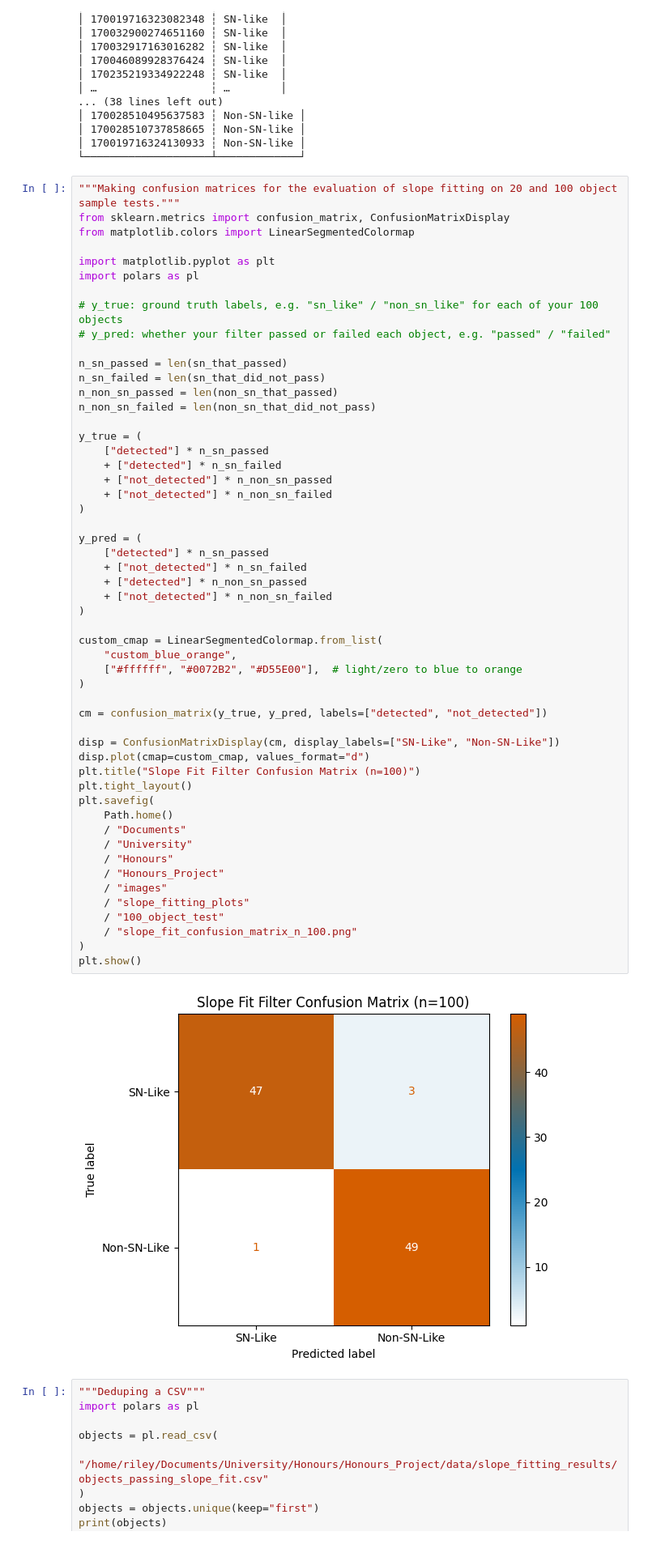
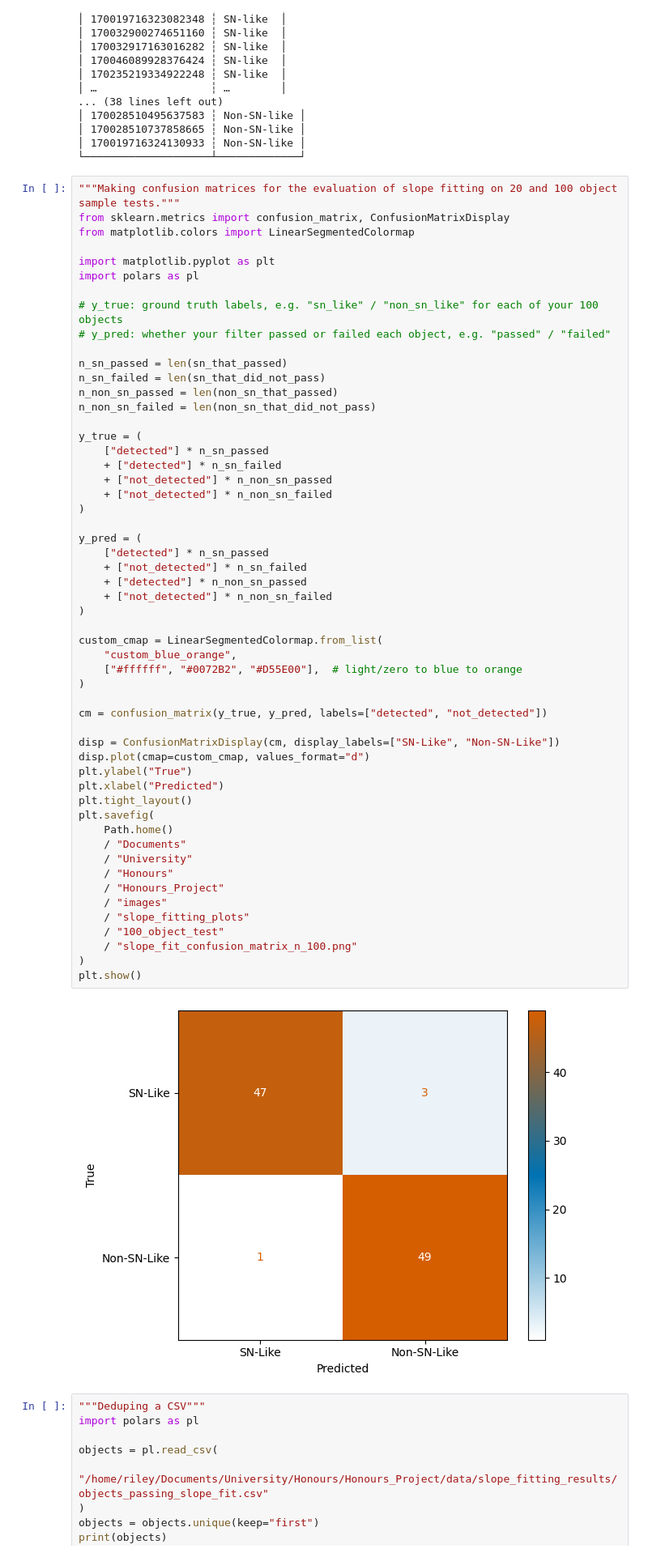
Before and after one commit to Webd0g/Honours_Project, a Jupyter notebook: notebooks/draft_scripts_and_small_scripts.ipynb, the cells around one changed output. Shown at 81% size. Cells and saved outputs as stored; diff of their text form.

```diff
--- a/notebooks/draft_scripts_and_small_scripts.ipynb
+++ b/notebooks/draft_scripts_and_small_scripts.ipynb
@@ -2446,35 +2446,36 @@ y_true = (
 y_pred = (
     ["detected"] * n_sn_passed
     + ["not_detected"] * n_sn_failed
     + ["detected"] * n_non_sn_passed
     + ["not_detected"] * n_non_sn_failed
 )
 
 custom_cmap = LinearSegmentedColormap.from_list(
     "custom_blue_orange",
     ["#ffffff", "#0072B2", "#D55E00"],  # light/zero to blue to orange
 )
 
 cm = confusion_matrix(y_true, y_pred, labels=["detected", "not_detected"])
 
 disp = ConfusionMatrixDisplay(cm, display_labels=["SN-Like", "Non-SN-Like"])
 disp.plot(cmap=custom_cmap, values_format="d")
-plt.title("Slope Fit Filter Confusion Matrix (n=100)")
+plt.ylabel("True")
+plt.xlabel("Predicted")
 plt.tight_layout()
 plt.savefig(
     Path.home()
     / "Documents"
     / "University"
     / "Honours"
     / "Honours_Project"
     / "images"
     / "slope_fitting_plots"
     / "100_object_test"
     / "slope_fit_confusion_matrix_n_100.png"
 )
 plt.show()
 # %% [output]
-[figure, old version]
+[figure, new version]
 # %%
 """Deduping a CSV"""
 import polars as pl
```
Also changed, not shown: 3 other files.
